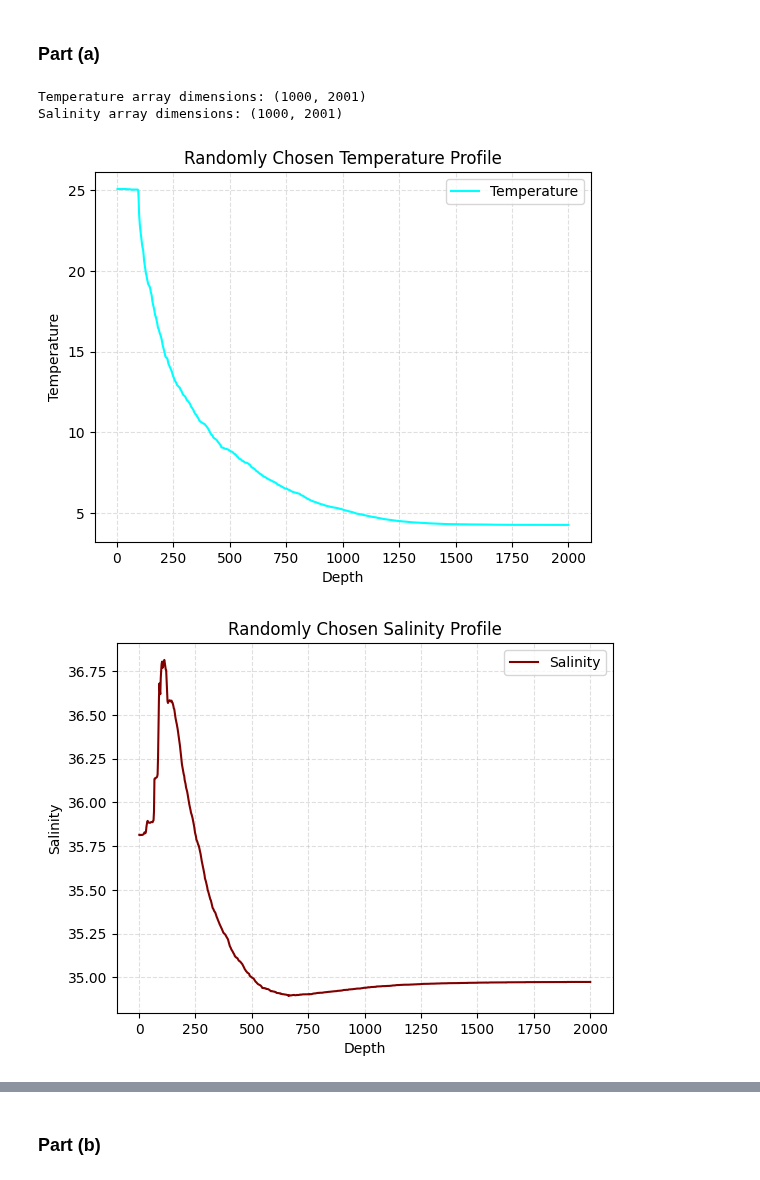
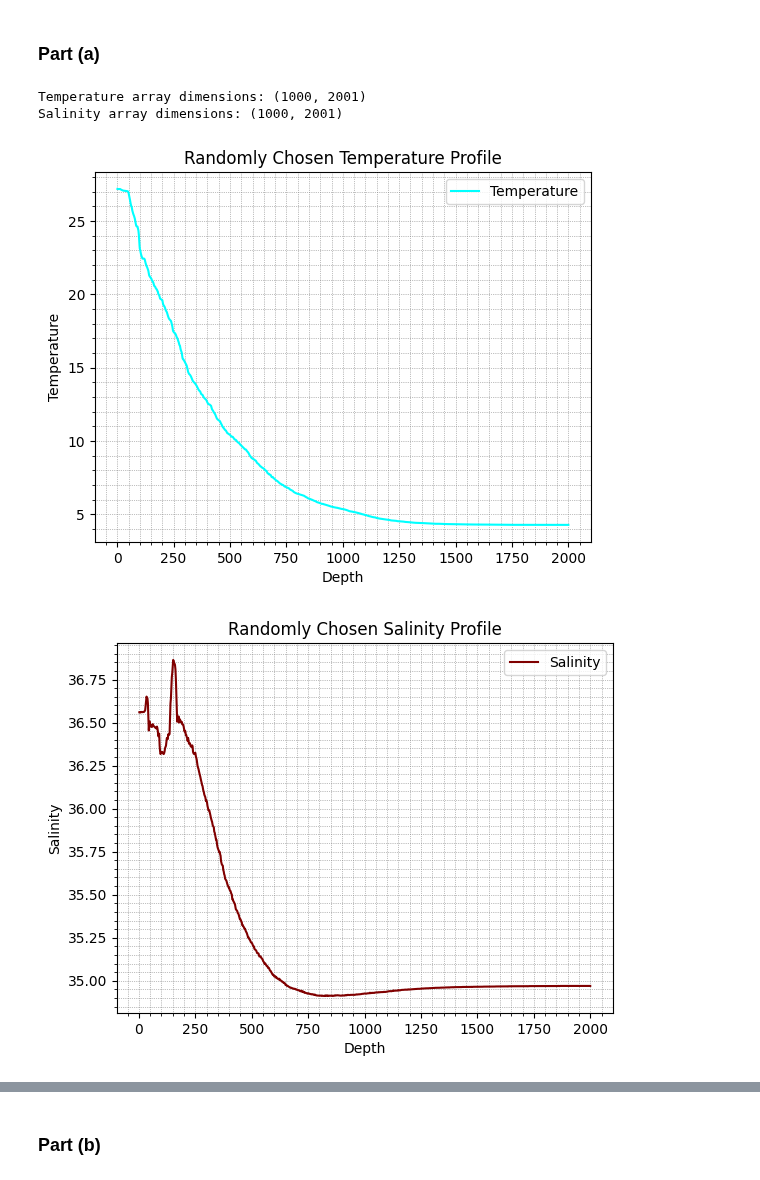
Before and after one commit to Mani0237/Prelims, a Jupyter notebook: 2023_fall/Q8-200973108/8_olmo.ipynb, the cells around one changed output, grey strips where cells are left out. Saved outputs shown, nothing was run; the diff lists cells and outputs as text; code cells hidden in the pictures.

```diff
--- a/2023_fall/Q8-200973108/8_olmo.ipynb
+++ b/2023_fall/Q8-200973108/8_olmo.ipynb
@@ -6,39 +6,40 @@ from sklearn.decomposition import TruncatedSVD
 # %% [markdown]
 ### Part (a)
-# %%
-file_name = "profiles.mat"
-
-# open the .mat file
-with h5py.File(file_name, "r") as f:
-    temperature = f['TEMP'][()]
-    salinity = f['SAL'][()]
-
-# Check the dimensions of the arrays
-print("Temperature array dimensions:", temperature.shape)
-print("Salinity array dimensions:", salinity.shape)
-# %% [output]
-Temperature array dimensions: (1000, 2001)
-Salinity array dimensions: (1000, 2001)
 # %%
+# Open the .mat file
+file_name = "profiles.mat"
+with h5py.File(file_name, 'r') as f:
+    # Access relevant data (equivalent to MATLAB variables)
+    temperature = f['TEMP'][()]
+    salinity = f['SAL'][()]
+
+# Print the dimensions of the arrays
+print("Temperature array dimensions:", temperature.shape)
+print("Salinity array dimensions:", salinity.shape)
+
 # Plot a randomly chosen temperature profile
-random_index = np.random.randint(0, len(temperature))
-plt.plot(temperature[random_index], label='Temperature', color= 'cyan')
+random_index_temp = np.random.randint(0, temperature.shape[0])
+plt.plot(temperature[random_index_temp], label='Temperature', color='cyan')
 plt.xlabel('Depth')
 plt.ylabel('Temperature')
 plt.title('Randomly Chosen Temperature Profile')
 plt.legend()
-plt.grid(True, linestyle='--',alpha= 0.4)
+plt.minorticks_on()
+plt.grid(True, which='both', linestyle=':', linewidth='0.5', color='gray')
 plt.show()
 
 # Plot a randomly chosen salinity profile
-random_index = np.random.randint(0, len(salinity))
-plt.plot(salinity[random_index], label='Salinity', color='maroon')
+random_index_sal = np.random.randint(0, salinity.shape[0])
+plt.plot(salinity[random_index_sal], label='Salinity', color='maroon')
 plt.xlabel('Depth')
 plt.ylabel('Salinity')
 plt.title('Randomly Chosen Salinity Profile')
-plt.grid(True, linestyle='--',alpha= 0.4)
+plt.minorticks_on()
+plt.grid(True, which='both', linestyle=':', linewidth='0.5', color='gray')
 plt.legend()
 plt.show()
 # %% [output]
+Temperature array dimensions: (1000, 2001)
+Salinity array dimensions: (1000, 2001)
-[figure, old version]
+[figure, new version]
-[figure, old version]
+[figure, new version]
```
Also changed, not shown: parts of 5 cells of this notebook, 1 other file.
